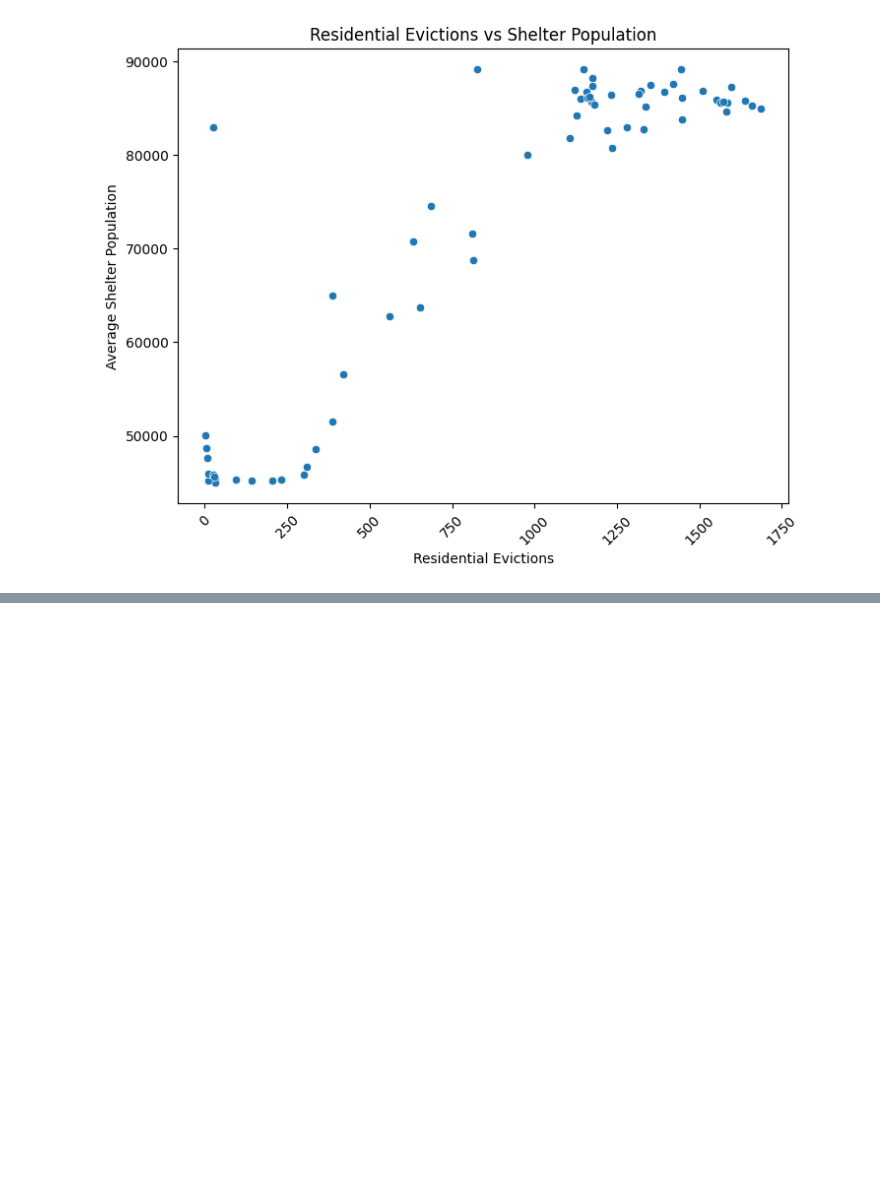
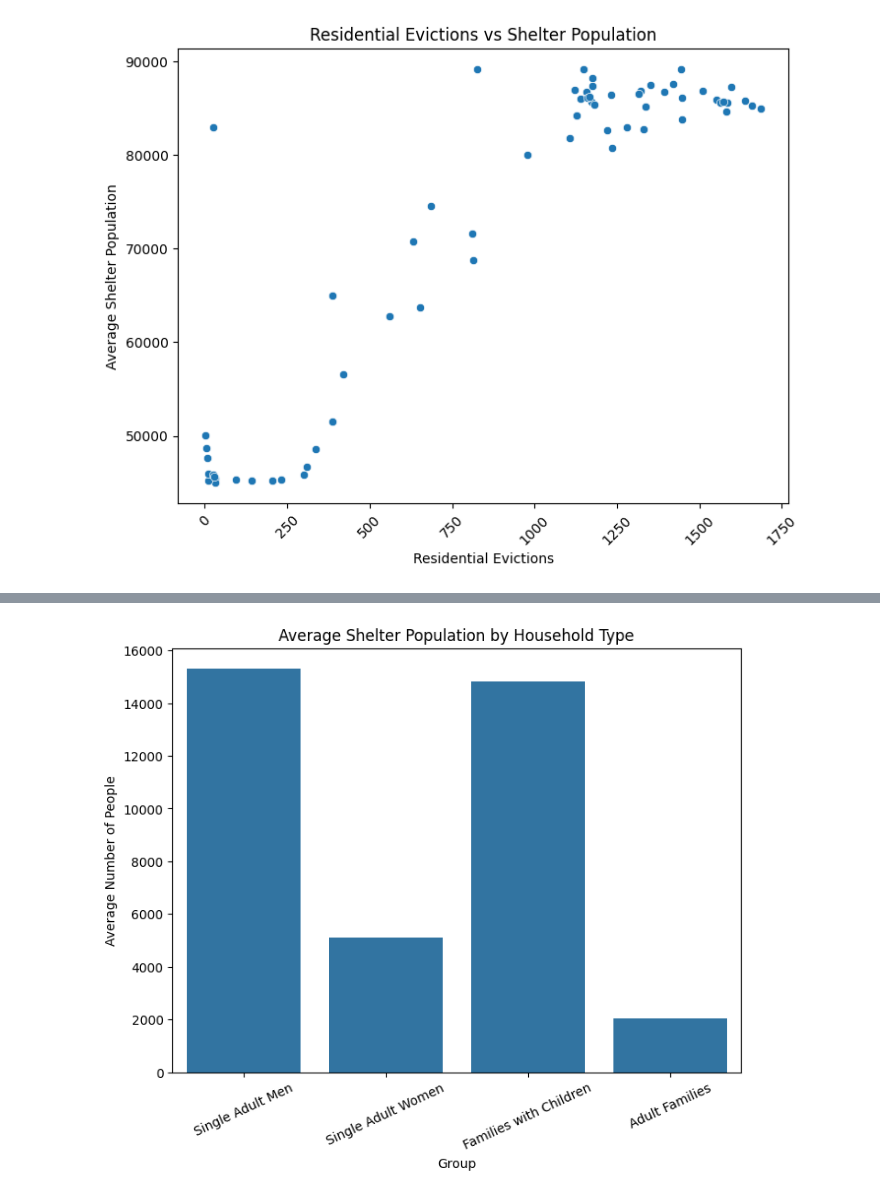
Before and after one commit to abs1106/Better-NY-Shelter-Buildings, a Jupyter notebook: nyc_shelter_data_proj/Untitled.ipynb, the cells around one changed output, grey strips where cells are left out. Saved outputs shown, nothing was run; the diff lists cells and outputs as text; code cells hidden in the pictures; blank space fills up the shorter version.

```diff
--- a/nyc_shelter_data_proj/Untitled.ipynb
+++ b/nyc_shelter_data_proj/Untitled.ipynb
@@ -392,0 +445,31 @@ plt.show()
+# %%
+shelter_types = pd.DataFrame({
+    'Group': [
+        'Single Adult Men',
+        'Single Adult Women',
+        'Families with Children',
+        'Adult Families'
+    ],
+    'Average Population': [
+        df_shelter_people['Single Adult Men in Shelter'].mean(),
+        df_shelter_people['Single Adult Women in Shelter'].mean(),
+        df_shelter_people['Families with Children in Shelter'].mean(),
+        df_shelter_people['Adult Families in Shelter'].mean()
+    ]
+})
+# %%
+plt.figure(figsize=(8,6))
+
+sns.barplot(
+    data=shelter_types,
+    x='Group',
+    y='Average Population'
+)
+
+plt.title('Average Shelter Population by Household Type')
+plt.xticks(rotation=25)
+plt.ylabel('Average Number of People')
+
+plt.show()
+# %% [output]
+[figure, added]
```
Also changed, not shown: parts of 17 cells of this notebook.
